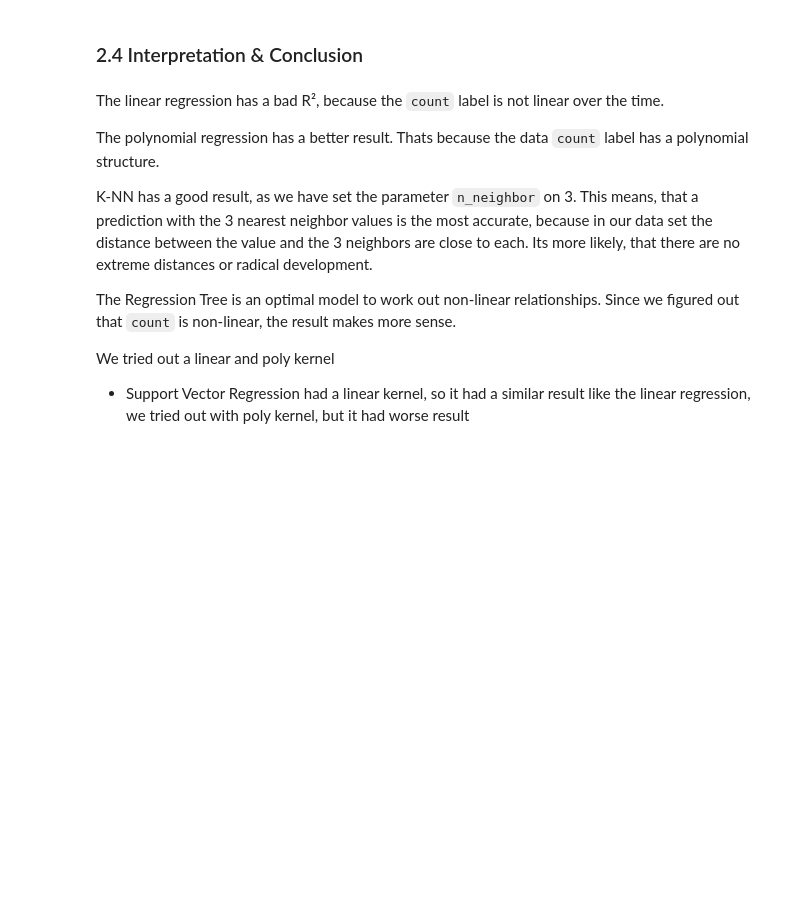
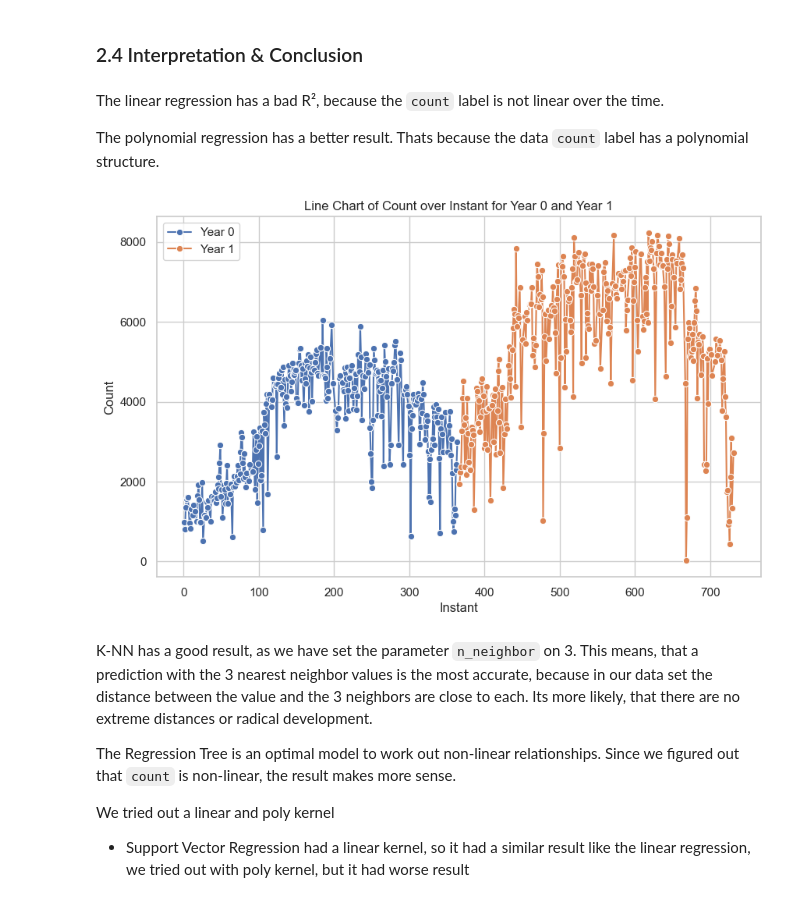
Before and after one commit to PatrykGadziomski/Bike-Rental-Prediction, a Jupyter notebook: Task 3/group2_task3_notepad.ipynb, the cells around one changed output. Drawn from its saved outputs; the diff is of its cells as text; code cells hidden in the pictures; blank space fills up the shorter version.

```diff
--- a/Task 3/group2_task3_notepad.ipynb
+++ b/Task 3/group2_task3_notepad.ipynb
@@ -761,11 +761,48 @@ For a better comparison, we included a linear regression model with selected fea
 </div>
 # %% [markdown]
 ### 2.4 Interpretation & Conclusion
+# %% [markdown]
+The linear regression has a bad R², because the `count` label is not linear over the time.
+
+The polynomial regression has a better result. Thats because the  data `count` label has a polynomial structure.
+# %%
+import seaborn as sns
+import matplotlib.pyplot as plt
+
+# Aufteilung des DataFrame basierend auf dem Wert in der "year"-Spalte
+df_year_grouped = train_df.groupby('yr')
+
+# Aufteilen in separate DataFrames
+df_year_0 = df_year_grouped.get_group(0)
+df_year_1 = df_year_grouped.get_group(1)
+
+# Annahme: df_year_0 und df_year_1 sind deine aufgeteilten DataFrames
+df_year_0 = df_year_grouped.get_group(0)
+df_year_1 = df_year_grouped.get_group(1)
+
+# Setze den Seaborn-Stil
+sns.set(style="whitegrid")
+
+# Erstelle das Line Chart für df_year_0
+plt.figure(figsize=(10, 6))
+sns.lineplot(x='instant', y='cnt', data=df_year_0, marker='o', label='Year 0')
+
+# Füge das Line Chart für df_year_1 hinzu
+sns.lineplot(x='instant', y='cnt', data=df_year_1, marker='o', label='Year 1')
+
+# Beschriftungen und Titel hinzufügen
+plt.xlabel('Instant')
+plt.ylabel('Count')
+plt.title('Line Chart of Count over Instant for Year 0 and Year 1')
+
+# Legende hinzufügen
+plt.legend()
+
+# Plot anzeigen
+plt.show()
+# %% [output]
+[figure, added]
 # %% [markdown]
-The linear regression has a bad R², because the `count` label is not linear over the time.
-
-The polynomial regression has a better result. Thats because the  data `count` label has a polynomial structure.
-
 K-NN has a good result, as we have set the parameter `n_neighbor` on 3. This means, that a prediction with the 3 nearest neighbor values is the most accurate, because in our data set the distance between the value and the 3 neighbors are close to each. Its more likely, that there are no extreme distances or radical development.
 
 The Regression Tree is an optimal model to work out non-linear relationships. Since we figured out that `count` is non-linear, the result makes more sense.
```
Also changed, not shown: parts of 11 cells of this notebook.
